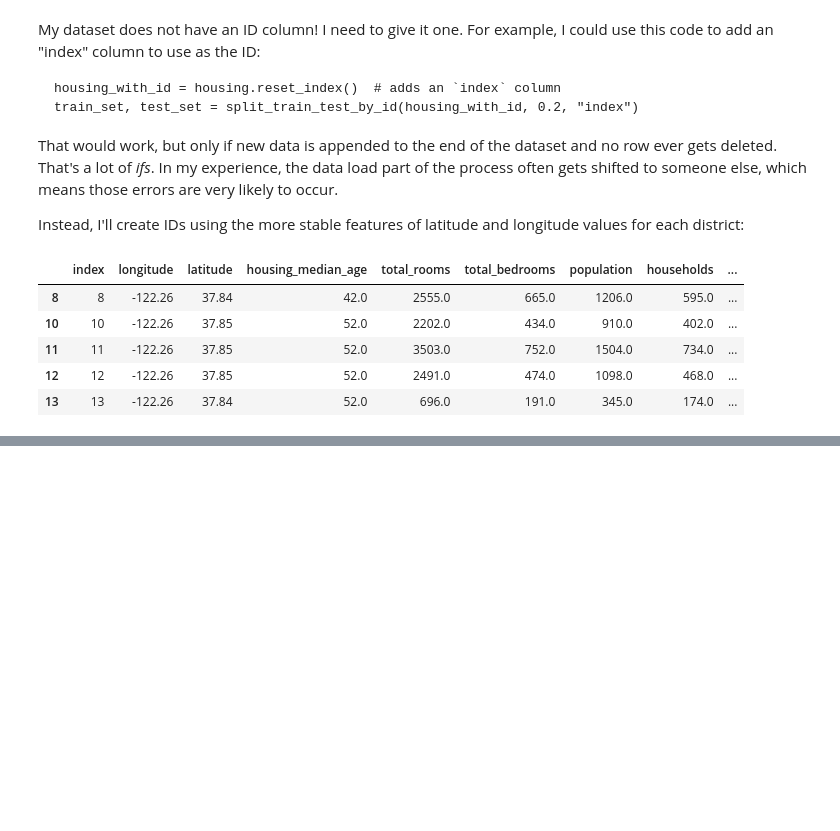
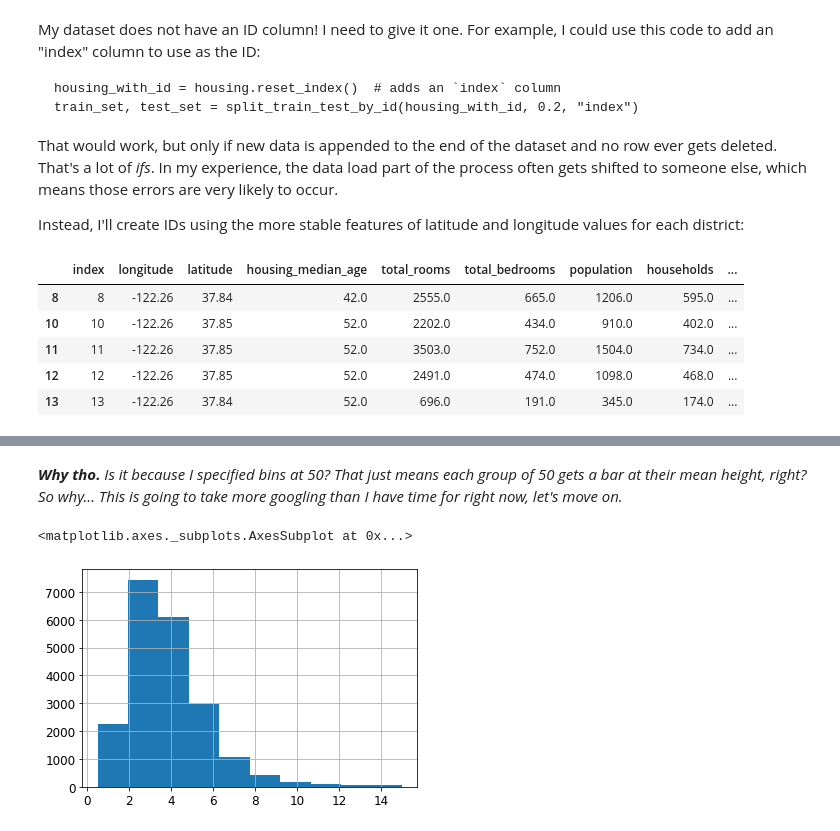
Before and after one commit to lmhrva/ml-housing-project, a Jupyter notebook: Ch_2_ML_HOUSING_Scratch_File.ipynb, the cells around one changed output, grey strips where cells are left out. Drawn from its saved outputs; the diff is of its cells as text; code cells hidden in the pictures; blank space fills up the shorter version.

```diff
--- a/Ch_2_ML_HOUSING_Scratch_File.ipynb
+++ b/Ch_2_ML_HOUSING_Scratch_File.ipynb
@@ -221,0 +301,7 @@ test_set.head()
+# %% [markdown]
+***Why tho.*** *Is it because I specified bins at 50? That just means each group of 50 gets a bar at their mean height, right? So why... This is going to take more googling than I have time for right now, let's move on.*
+# %%
+housing["median_income"].hist()
+# %% [output]
+<matplotlib.axes._subplots.AxesSubplot at 0x...>
+[figure, added]
```
Also changed, not shown: parts of 23 cells of this notebook.
